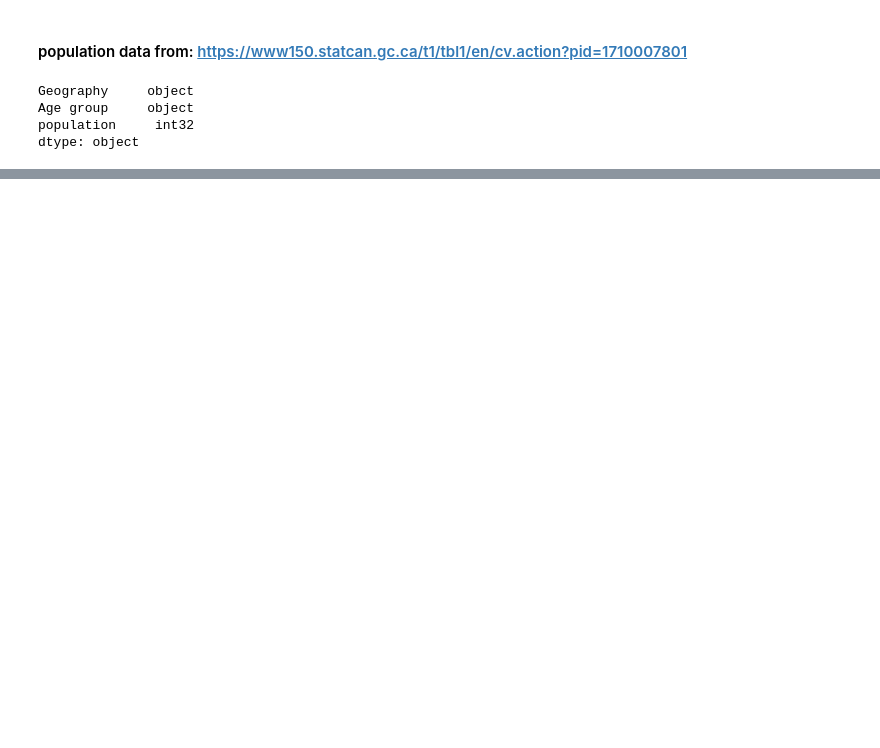
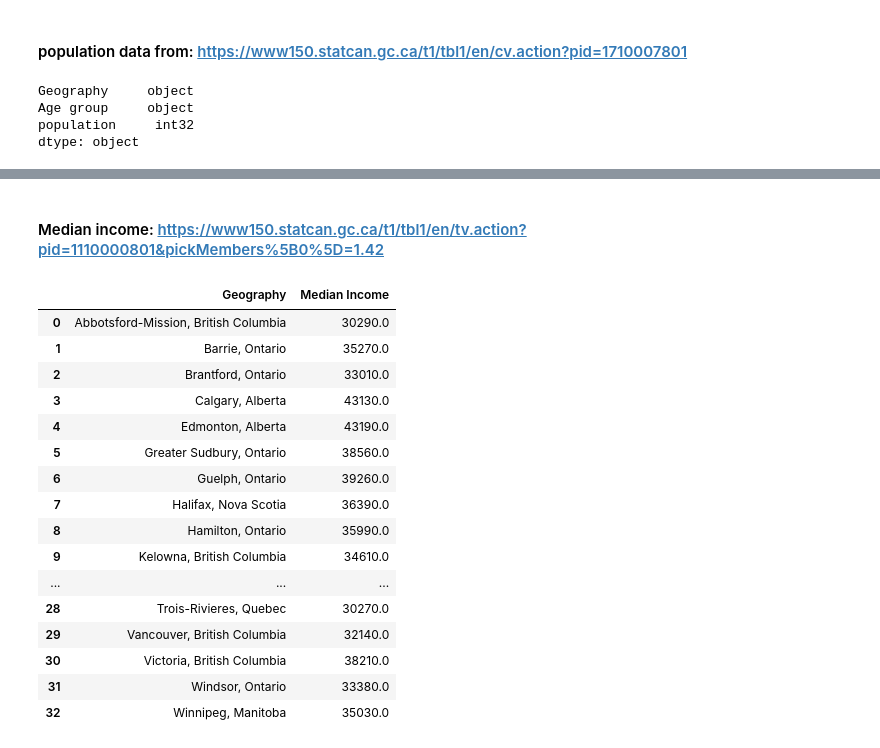
Before and after one commit to irinadrapic/project-one, a Jupyter notebook: 2015.ipynb, the cells around one changed output, grey strips where cells are left out. Saved outputs shown, nothing was run; the diff lists cells and outputs as text; code cells hidden in the pictures; blank space fills up the shorter version.

```diff
--- a/2015.ipynb
+++ b/2015.ipynb
@@ -78,0 +79,49 @@ merged
+# %% [markdown]
+#### Median income: https://www150.statcan.gc.ca/t1/tbl1/en/tv.action?pid=1110000801&pickMembers%5B0%5D=1.42
+# %%
+med_inc_file = os.path.join("datas", "income", "median_income.csv")
+income_df = pd.read_csv(med_inc_file)
+income_df = income_df.dropna()
+
+# drop other years except 2015
+income_df = income_df.drop(columns=["2013", "2014", "2016"])
+
+# change type to integer
+income_df["2015"] = income_df["2015"].str.replace(",","").astype(int)
+
+# calculate mean of ottawa-gatinuea Quebec part and Ont part
+# Ottawa-Gatineau, Ontario/Quebec
+x = (income_df["2015"][9] + income_df["2015"][10])/2
+
+# append row to df
+income_df = income_df.append({"Geography":
+                              "Ottawa-Gatineau, Ontario/Quebec","2015":x},
+                             ignore_index=True)
+
+# now get rid of Quebec part and Ont part.
+income_df = income_df.drop(income_df.index[9:11])
+
+# sort it alphabatically
+income_df = income_df.sort_values(by=["Geography"]).reset_index(drop=True)
+
+# rename year to median income
+income_df = income_df.rename(columns={"2015":"Median Income"})
+income_df
+# %% [output]
+|  | Geography | Median Income |
+| 0 | Abbotsford-Mission, British Columbia | 30290.0 |
+| 1 | Barrie, Ontario | 35270.0 |
+| 2 | Brantford, Ontario | 33010.0 |
+| 3 | Calgary, Alberta | 43130.0 |
+| 4 | Edmonton, Alberta | 43190.0 |
+| 5 | Greater Sudbury, Ontario | 38560.0 |
+| 6 | Guelph, Ontario | 39260.0 |
+| 7 | Halifax, Nova Scotia | 36390.0 |
+| 8 | Hamilton, Ontario | 35990.0 |
+| 9 | Kelowna, British Columbia | 34610.0 |
+| ... | ... | ... |
+| 28 | Trois-Rivieres, Quebec | 30270.0 |
+| 29 | Vancouver, British Columbia | 32140.0 |
+| 30 | Victoria, British Columbia | 38210.0 |
+| 31 | Windsor, Ontario | 33380.0 |
+| 32 | Winnipeg, Manitoba | 35030.0 |
```
Also changed, not shown: parts of 4 cells of this notebook, 6 other files.
